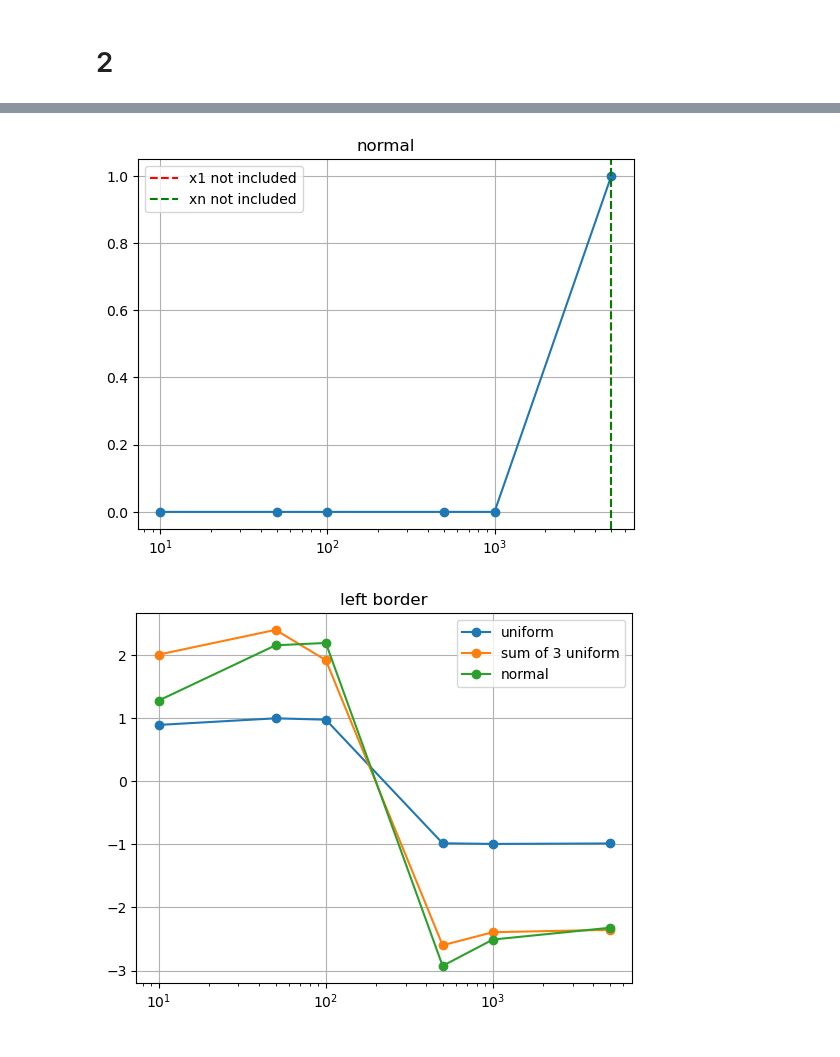
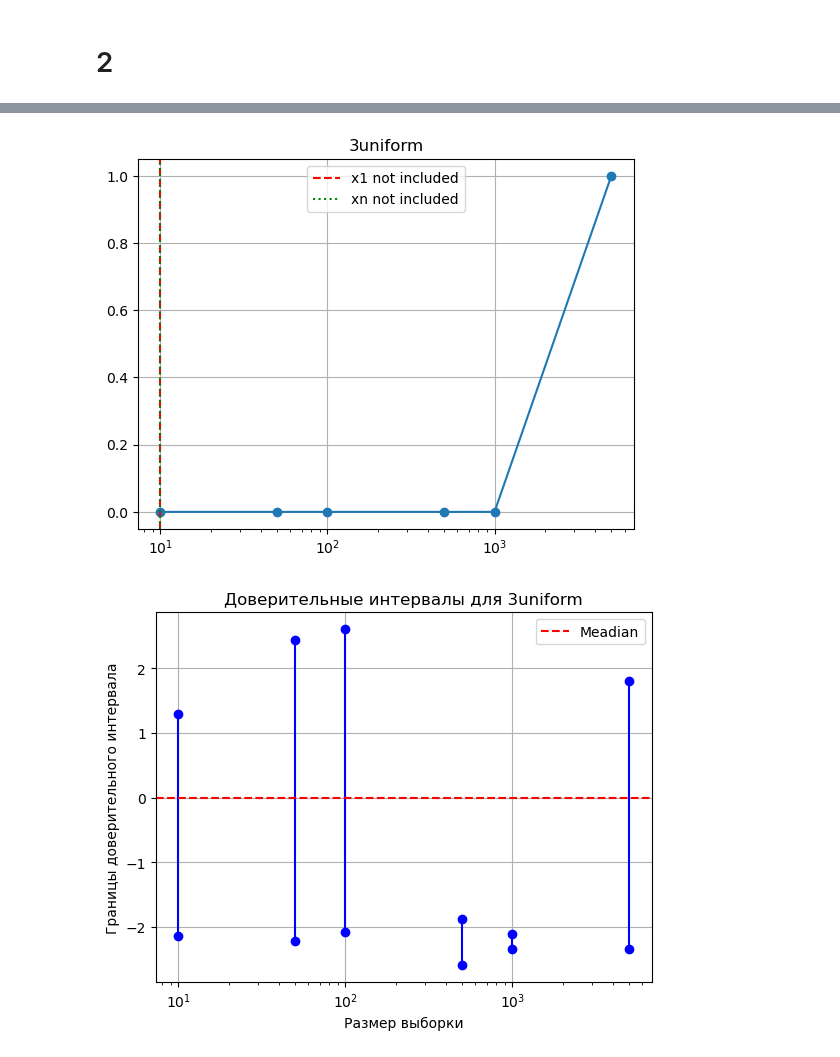
Before and after one commit to nixiieee/applied-statistics, a Jupyter notebook: 04/04_2709.ipynb, the cells around one changed output, grey strips where cells are left out. Cells and saved outputs as stored; diff of their text form; code cells hidden in the pictures.

```diff
--- a/04/04_2709.ipynb
+++ b/04/04_2709.ipynb
@@ -115,9 +111,9 @@ def plot_intervals(type_interval, func_generate, mean, q=0.95, p=0.5, mode='defa
             cur_l.append(l)
             cur_r.append(r)
 
-            if data[0] <= l:
+            if data[0] <= l and x1_not_included == 1:
                 x1_not_included = N
-            if data[N-1] >= r:
+            if data[N-1] >= r and xn_not_included == 1:
                 xn_not_included = N
 
             if type_interval == 'median_analytical':
@@ -139,7 +135,7 @@ def plot_intervals(type_interval, func_generate, mean, q=0.95, p=0.5, mode='defa
     if x1_not_included > 1:
         plt.axvline(x1_not_included, color='red', linestyle='--', label='x1 not included')
     if xn_not_included > 1:
-        plt.axvline(xn_not_included, color='green', linestyle='--', label='xn not included')
+        plt.axvline(xn_not_included, color='green', linestyle=':', label='xn not included')
     plt.legend()
     plt.xscale('log')
     plt.grid(True)
@@ -216,10 +228,9 @@ plot_intervals_on_one_plot(n_values, *plot_args_l, *plot_args_r)
 # %%
-plot_args_l, plot_args_r = [], []
 plot_time_analytical = []
-for dist in [generate_uniform, generate_3uniform, generate_normal]:
-    n_values, l_cur, r_cur, time_spent = plot_intervals('median_analytical', dist, 0)
-    plot_args_l.append(l_cur)
-    plot_args_r.append(r_cur)
+dists = [generate_uniform, generate_3uniform, generate_normal]
+for i in range(3):
+
+    n_values, l_cur, r_cur, time_spent = plot_intervals('median_analytical', dists[i], 0)
     plot_time_analytical.append(time_spent)
-plot_intervals_on_one_plot(n_values, *plot_args_l, *plot_args_r)
+    plot_ci(n_values, l_cur, r_cur, 0, dists[i].__name__.split('_')[1])
 # %% [output]
@@ -239,12 +251,10 @@ for i in range(3):
 # %% [markdown]
 # 2
 # %%
-plot_args_l, plot_args_r = [], []
-plot_time_approx = []
-for dist in [generate_uniform, generate_3uniform, generate_normal]:
-    n_values, l_cur, r_cur, time_spent = plot_intervals('median_analytical', dist, 0, p=0.99)
-    plot_args_l.append(l_cur)
-    plot_args_r.append(r_cur)
-    plot_time_approx.append(time_spent)
-plot_intervals_on_one_plot(n_values, *plot_args_l, *plot_args_r)
+plot_time_analytical = []
+dists = [generate_uniform, generate_3uniform, generate_normal]
+for i in range(3):
+    n_values, l_cur, r_cur, time_spent = plot_intervals('median_analytical', dists[i], 0, p=0.99)
+    plot_time_analytical.append(time_spent)
+    plot_ci(n_values, l_cur, r_cur, 0, dists[i].__name__.split('_')[1])
 # %% [output]
@@ -256,10 +267,8 @@ plot_intervals_on_one_plot(n_values, *plot_args_l, *plot_args_r)
 # %%
-plot_args_l, plot_args_r = [], []
-plot_time_approx = []
-for dist in [generate_uniform, generate_3uniform, generate_normal]:
-    n_values, l_cur, r_cur, time_spent = plot_intervals('median_analytical', dist, 0, p=0.01)
-    plot_args_l.append(l_cur)
-    plot_args_r.append(r_cur)
-    plot_time_approx.append(time_spent)
-plot_intervals_on_one_plot(n_values, *plot_args_l, *plot_args_r)
+plot_time_analytical = []
+dists = [generate_uniform, generate_3uniform, generate_normal]
+for i in range(3):
+    n_values, l_cur, r_cur, time_spent = plot_intervals('median_analytical', dists[i], 0, p=0.01)
+    plot_time_analytical.append(time_spent)
+    plot_ci(n_values, l_cur, r_cur, 0, dists[i].__name__.split('_')[1])
 # %% [output]
@@ -268,2 +277,2 @@ plot_intervals_on_one_plot(n_values, *plot_args_l, *plot_args_r)
-[figure, old version]
+[figure, new version]
-[figure, old version]
+[figure, new version]
```
Also changed, not shown: parts of 8 cells of this notebook, 1 other file.
